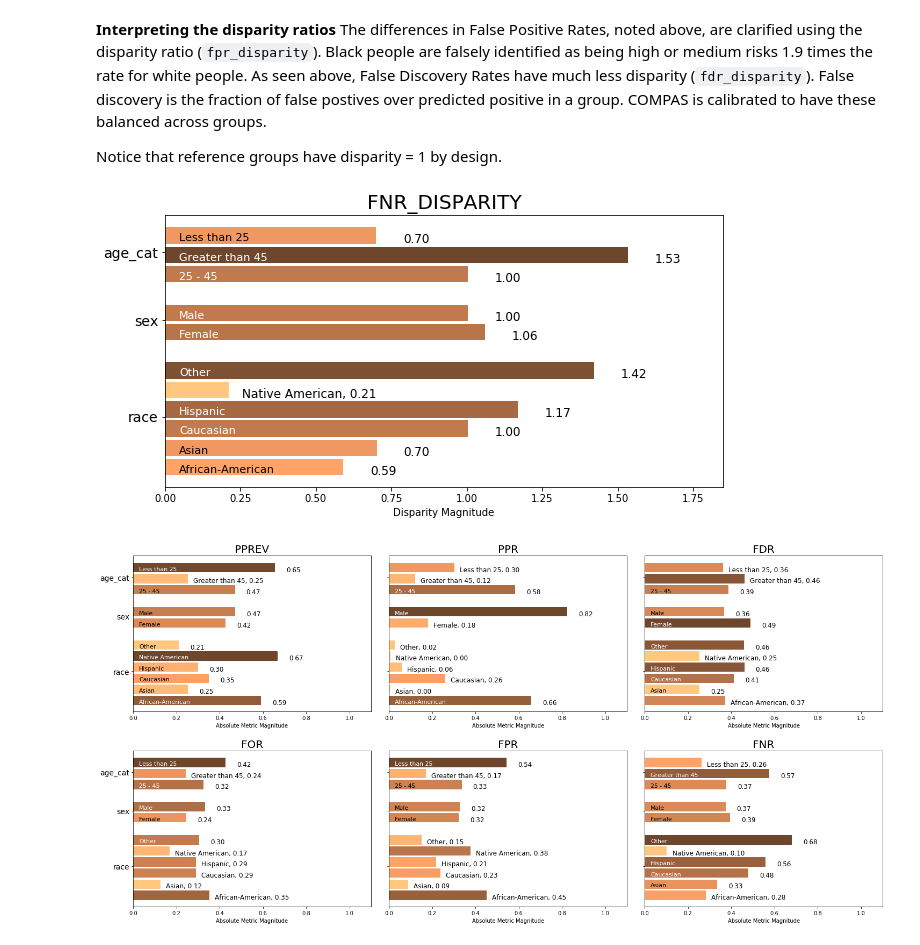
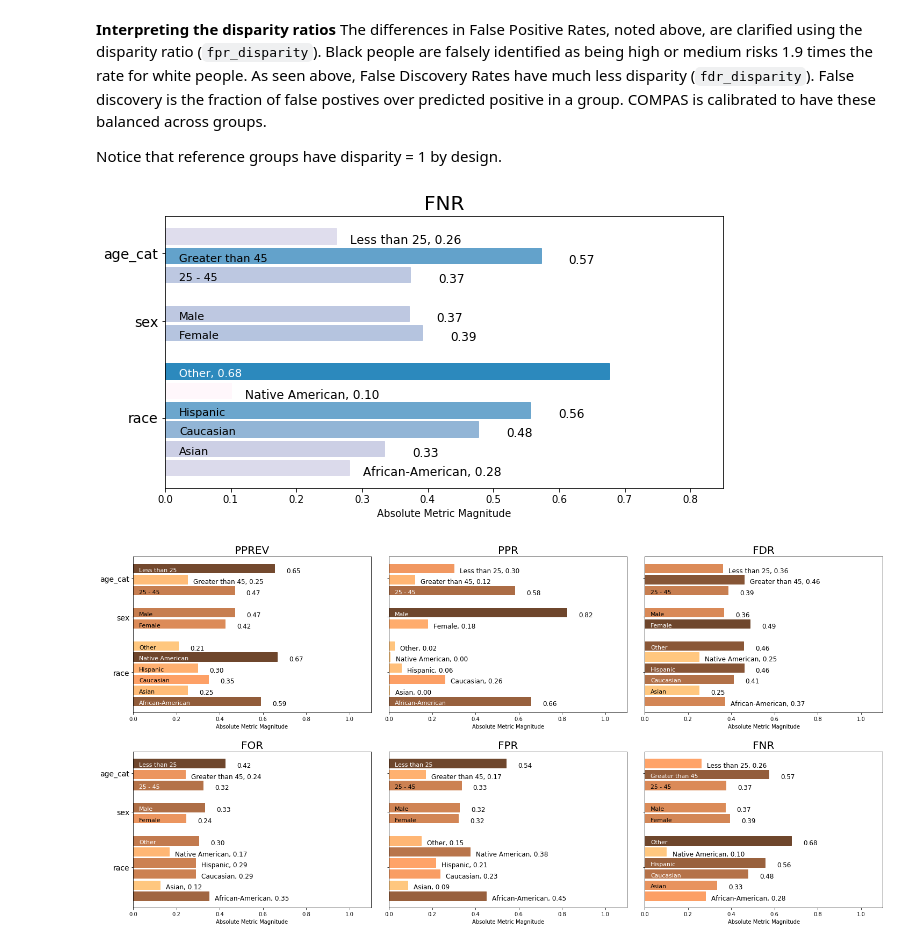
Before and after one commit to dssg/aequitas, a Jupyter notebook: docs/source/examples/compas_demo.ipynb, the cells around one changed output. Drawn from its saved outputs; the diff is of its cells as text; code cells hidden in the pictures.

```diff
--- a/docs/source/examples/compas_demo.ipynb
+++ b/docs/source/examples/compas_demo.ipynb
@@ -214,0 +299,2 @@ xtab[['attribute_name', 'attribute_value', 'fpr', 'fnr', 'tpr', 'tnr', 'for', 'f
+# %%
+g = plot_group_metric(xtab, 'fnr')
@@ -214,0 +380,2 @@ xtab[['attribute_name', 'attribute_value', 'fpr', 'fnr', 'tpr', 'tnr', 'for', 'f
+# %%
+a = plot_group_metric_all(xtab, plot_group_metrics='all')
@@ -325,7 +496,7 @@ def brightness_threshold(rgb_tuple, min_brightness, light_color, dark_color='bla
 
     return light_color
 # %%
-def plot_single_disparity(disparities_table, group_metric, disparities = False, ax=None, multiple_metrics=False, ax_lim = None, title=True, label_dict=None):
+def plot_single_disparity(disparities_table, group_metric, disparities = False, ax=None, ax_lim = None, title=True, label_dict=None):
     '''
     Plot a single group metric's disparity
     :param disparities_table: A disparity table
@@ -345,7 +516,7 @@ def plot_single_disparity(disparities_table, group_metric, disparities = False,
     next_bar_height = 0
     label_position_values = list(disparities_table[group_metric].values)
 
-    lighter_coppers = truncate_colormap('copper_r', min_value=0, max_value=0.65)
+    lighter_coppers = truncate_colormap('PuBu', min_value=0, max_value=0.65)
 
     norm = colors.Normalize(vmin=disparities_table[group_metric].min(), vmax=disparities_table[group_metric].max())
     mapping = cm.ScalarMappable(norm=norm, cmap=lighter_coppers)
@@ -354,6 +525,7 @@ def plot_single_disparity(disparities_table, group_metric, disparities = False,
         ax_lim = nearest_quartile(disparities_table[group_metric].max()) + 0.1
 
     ax.set_xlim(0, min(10, ax_lim))
+    # if rates/ abs metrics, fix ax_lim to 1
 
     for attribute_name in attribute_names:
 
@@ -430,11 +602,13 @@ def plot_single_disparity(disparities_table, group_metric, disparities = False,
         ax.set_title(f"{group_metric.upper()}", fontsize=20)
 
     return ax
+
+# fix absolute group metrics to 1
 # %%
-plot_single_disparity(bdf, 'fnr_disparity')
+plot_single_disparity(bdf, 'fnr')
 plt.show()
 # %% [output]
-[figure, old version]
+[figure, new version]
 # %%
 def plot_bias_disparities(disparities_table, disparities = False, plot_group_metrics=None, fillzeros=True, title=True, ncols=3, label_dict=None, show_figure=True):
     """
```
Also changed, not shown: parts of 20 cells of this notebook.
